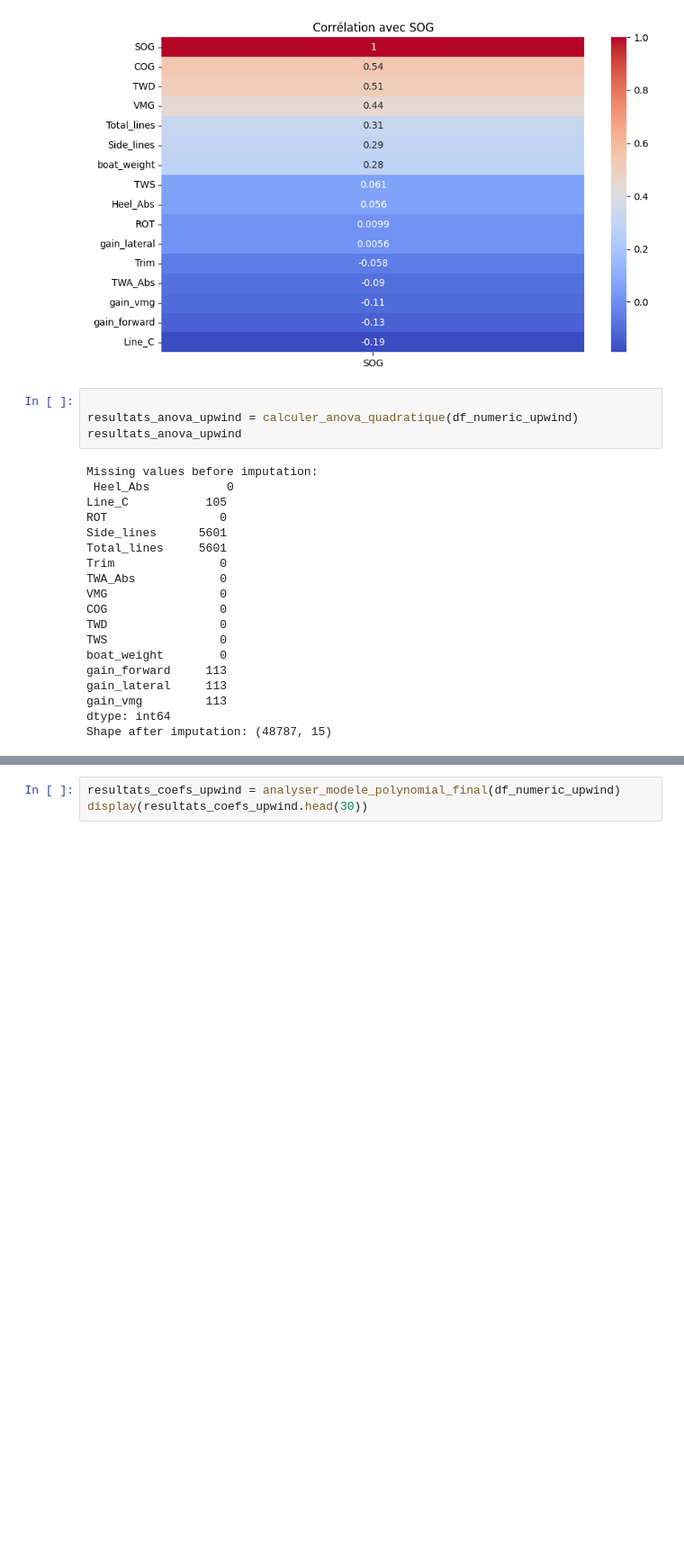
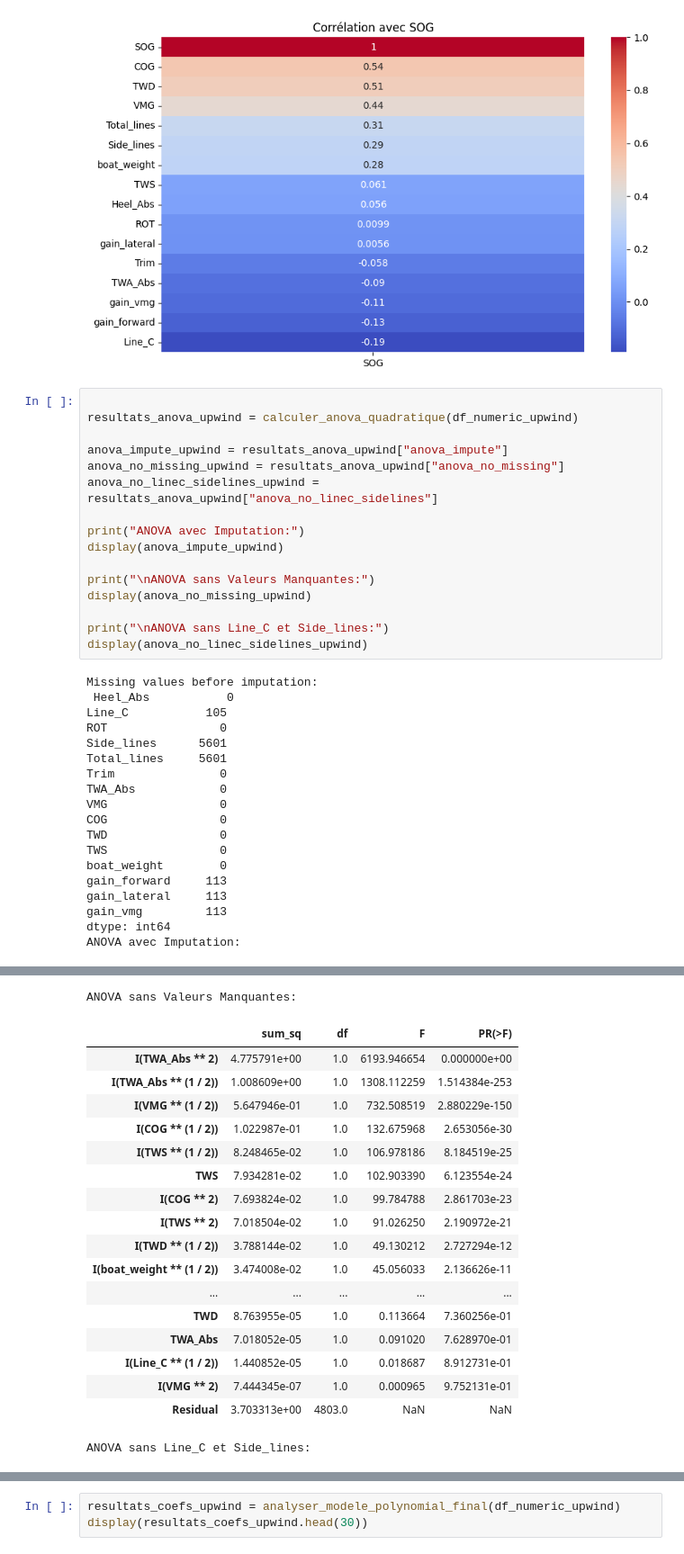
Before and after one commit to HusamJubranEPFL/FormulaKiteDataAnalysis, a Jupyter notebook: Straight Run/analysis.ipynb, the cells around one changed output, grey strips where cells are left out. Shown at 90% size. Saved outputs shown, nothing was run; the diff lists cells and outputs as text; blank space fills up the shorter version.

```diff
--- a/Straight Run/analysis.ipynb
+++ b/Straight Run/analysis.ipynb
@@ -306,7 +357,19 @@ Name: SOG, dtype: float64
 # %%
 
 resultats_anova_upwind = calculer_anova_quadratique(df_numeric_upwind)
-resultats_anova_upwind
+
+anova_impute_upwind = resultats_anova_upwind["anova_impute"]
+anova_no_missing_upwind = resultats_anova_upwind["anova_no_missing"]
+anova_no_linec_sidelines_upwind = resultats_anova_upwind["anova_no_linec_sidelines"]
+
+print("ANOVA avec Imputation:")
+display(anova_impute_upwind)
+
+print("\nANOVA sans Valeurs Manquantes:")
+display(anova_no_missing_upwind)
+
+print("\nANOVA sans Line_C et Side_lines:")
+display(anova_no_linec_sidelines_upwind)
 # %% [output]
 Missing values before imputation:
  Heel_Abs           0
@@ -315,31 +378,50 @@ ROT                0
 Side_lines      5601
 Total_lines     5601
 Trim               0
 TWA_Abs            0
 VMG                0
 COG                0
 TWD                0
 TWS                0
 boat_weight        0
 gain_forward     113
 gain_lateral     113
 gain_vmg         113
 dtype: int64
-Shape after imputation: (48787, 15)
+ANOVA avec Imputation:
 |  | sum_sq | df | F | PR(>F) |
 | I(TWA_Abs ** 2) | 4.931652 | 1.0 | 6759.682262 | 0.000000e+00 |
 | I(TWA_Abs ** (1 / 2)) | 1.022833 | 1.0 | 1401.970242 | 1.234688e-272 |
 | I(VMG ** (1 / 2)) | 0.527121 | 1.0 | 722.511092 | 2.312584e-149 |
 | I(TWS ** (1 / 2)) | 0.120137 | 1.0 | 164.668519 | 3.812791e-37 |
 | TWS | 0.114292 | 1.0 | 156.656915 | 1.907420e-35 |
 | I(TWS ** 2) | 0.099268 | 1.0 | 136.064217 | 4.592369e-31 |
 | I(COG ** (1 / 2)) | 0.090299 | 1.0 | 123.770872 | 1.939940e-28 |
 | I(COG ** 2) | 0.068948 | 1.0 | 94.505593 | 3.729146e-22 |
 | I(boat_weight ** (1 / 2)) | 0.031579 | 1.0 | 43.283969 | 5.187360e-11 |
 | boat_weight | 0.031123 | 1.0 | 42.658929 | 7.121774e-11 |
 | ... | ... | ... | ... | ... |
 | TWD | 0.000260 | 1.0 | 0.356333 | 5.505754e-01 |
 | Line_C | 0.000201 | 1.0 | 0.276120 | 5.992772e-01 |
 | I(Line_C ** (1 / 2)) | 0.000017 | 1.0 | 0.023408 | 8.784055e-01 |
 | TWA_Abs | 0.000006 | 1.0 | 0.007849 | 9.294079e-01 |
 | Residual | 3.890789 | 5333.0 | NaN | NaN |
+ANOVA sans Valeurs Manquantes:
+|  | sum_sq | df | F | PR(>F) |
+| I(TWA_Abs ** 2) | 4.775791e+00 | 1.0 | 6193.946654 | 0.000000e+00 |
+| I(TWA_Abs ** (1 / 2)) | 1.008609e+00 | 1.0 | 1308.112259 | 1.514384e-253 |
+| I(VMG ** (1 / 2)) | 5.647946e-01 | 1.0 | 732.508519 | 2.880229e-150 |
+| I(COG ** (1 / 2)) | 1.022987e-01 | 1.0 | 132.675968 | 2.653056e-30 |
+| I(TWS ** (1 / 2)) | 8.248465e-02 | 1.0 | 106.978186 | 8.184519e-25 |
+| TWS | 7.934281e-02 | 1.0 | 102.903390 | 6.123554e-24 |
+| I(COG ** 2) | 7.693824e-02 | 1.0 | 99.784788 | 2.861703e-23 |
+| I(TWS ** 2) | 7.018504e-02 | 1.0 | 91.026250 | 2.190972e-21 |
+| I(TWD ** (1 / 2)) | 3.788144e-02 | 1.0 | 49.130212 | 2.727294e-12 |
+| I(boat_weight ** (1 / 2)) | 3.474008e-02 | 1.0 | 45.056033 | 2.136626e-11 |
+| ... | ... | ... | ... | ... |
+| TWD | 8.763955e-05 | 1.0 | 0.113664 | 7.360256e-01 |
+| TWA_Abs | 7.018052e-05 | 1.0 | 0.091020 | 7.628970e-01 |
+| I(Line_C ** (1 / 2)) | 1.440852e-05 | 1.0 | 0.018687 | 8.912731e-01 |
+| I(VMG ** 2) | 7.444345e-07 | 1.0 | 0.000965 | 9.752131e-01 |
+| Residual | 3.703313e+00 | 4803.0 | NaN | NaN |
+ANOVA sans Line_C et Side_lines:
```
Also changed, not shown: parts of 4 cells of this notebook, 2 other files.
